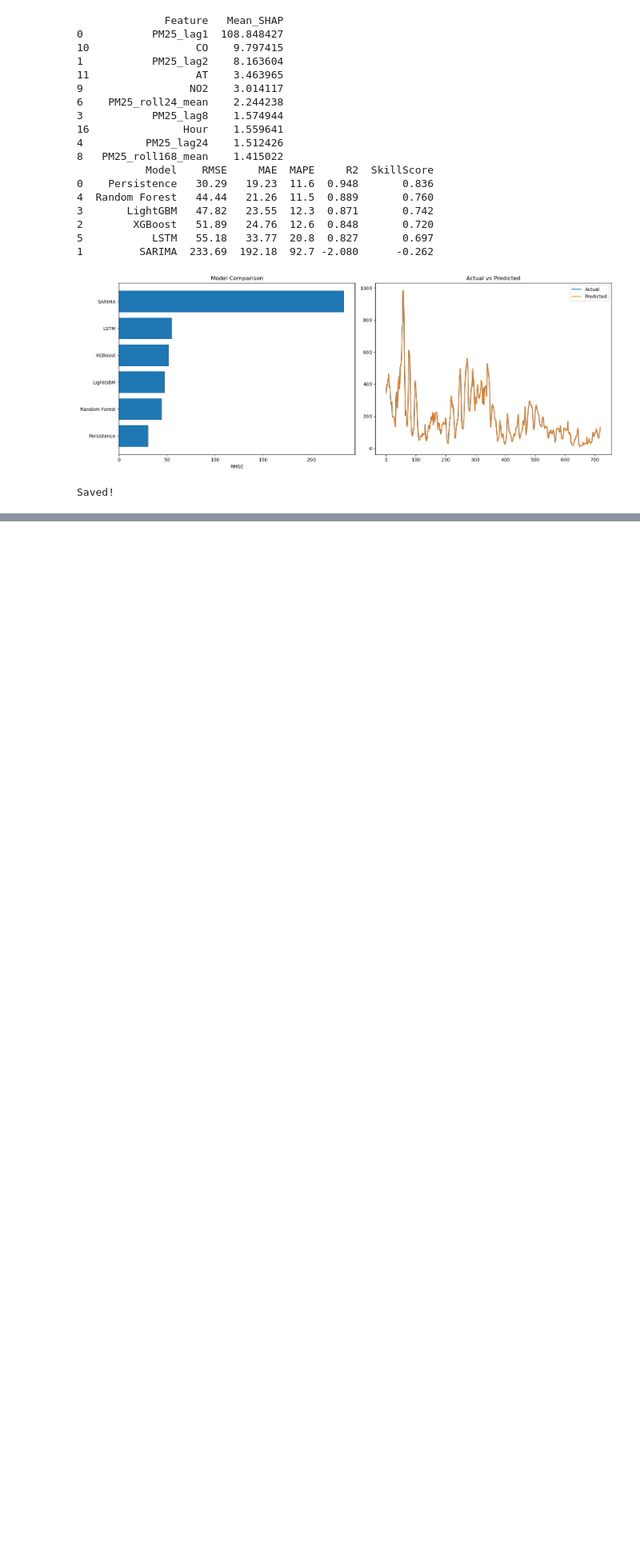
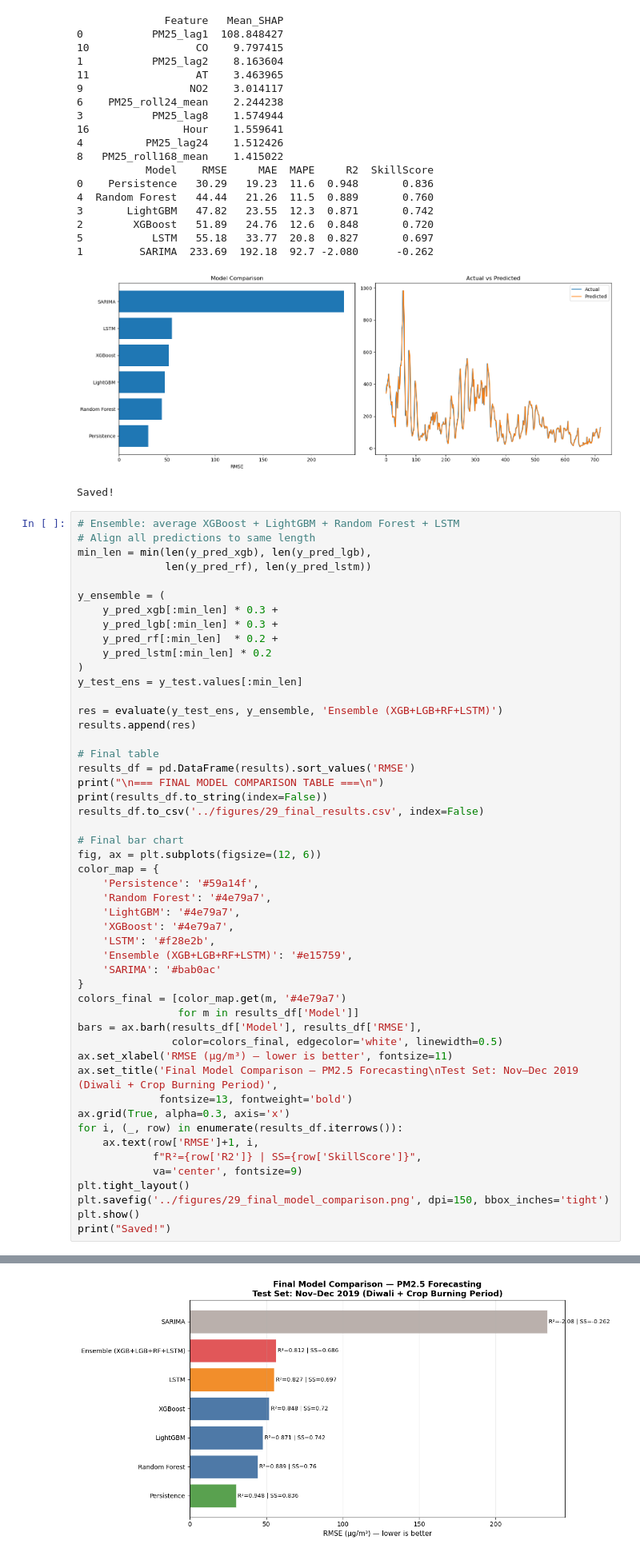
Before and after one commit to Krishna-ctrl1/delhi-aq-analysis, a Jupyter notebook: notebooks/06_forecasting.ipynb, the cells around one changed output, grey strips where cells are left out. Shown at 80% size. Drawn from its saved outputs; the diff is of its cells as text; blank space fills up the shorter version.

```diff
--- a/notebooks/06_forecasting.ipynb
+++ b/notebooks/06_forecasting.ipynb
@@ -500,3 +500,54 @@ Computing SHAP...
 1         SARIMA  233.69  192.18  92.7 -2.080      -0.262
 [figure]
 Saved!
+# %%
+# Ensemble: average XGBoost + LightGBM + Random Forest + LSTM
+# Align all predictions to same length
+min_len = min(len(y_pred_xgb), len(y_pred_lgb),
+              len(y_pred_rf), len(y_pred_lstm))
+
+y_ensemble = (
+    y_pred_xgb[:min_len] * 0.3 +
+    y_pred_lgb[:min_len] * 0.3 +
+    y_pred_rf[:min_len]  * 0.2 +
+    y_pred_lstm[:min_len] * 0.2
+)
+y_test_ens = y_test.values[:min_len]
+
+res = evaluate(y_test_ens, y_ensemble, 'Ensemble (XGB+LGB+RF+LSTM)')
+results.append(res)
+
+# Final table
+results_df = pd.DataFrame(results).sort_values('RMSE')
+print("\n=== FINAL MODEL COMPARISON TABLE ===\n")
+print(results_df.to_string(index=False))
+results_df.to_csv('../figures/29_final_results.csv', index=False)
+
+# Final bar chart
+fig, ax = plt.subplots(figsize=(12, 6))
+color_map = {
+    'Persistence': '#59a14f',
+    'Random Forest': '#4e79a7',
+    'LightGBM': '#4e79a7',
+    'XGBoost': '#4e79a7',
+    'LSTM': '#f28e2b',
+    'Ensemble (XGB+LGB+RF+LSTM)': '#e15759',
+    'SARIMA': '#bab0ac'
+}
+colors_final = [color_map.get(m, '#4e79a7')
+                for m in results_df['Model']]
+bars = ax.barh(results_df['Model'], results_df['RMSE'],
+               color=colors_final, edgecolor='white', linewidth=0.5)
+ax.set_xlabel('RMSE (µg/m³) — lower is better', fontsize=11)
+ax.set_title('Final Model Comparison — PM2.5 Forecasting\nTest Set: Nov–Dec 2019 (Diwali + Crop Burning Period)',
+             fontsize=13, fontweight='bold')
+ax.grid(True, alpha=0.3, axis='x')
+for i, (_, row) in enumerate(results_df.iterrows()):
+    ax.text(row['RMSE']+1, i,
+            f"R²={row['R2']} | SS={row['SkillScore']}",
+            va='center', fontsize=9)
+plt.tight_layout()
+plt.savefig('../figures/29_final_model_comparison.png', dpi=150, bbox_inches='tight')
+plt.show()
+print("Saved!")
+# %% [output]
@@ -502,0 +566 @@ Saved!
+[figure, added]
```
Also changed, not shown: parts of 1 cell of this notebook, 2 other files.
